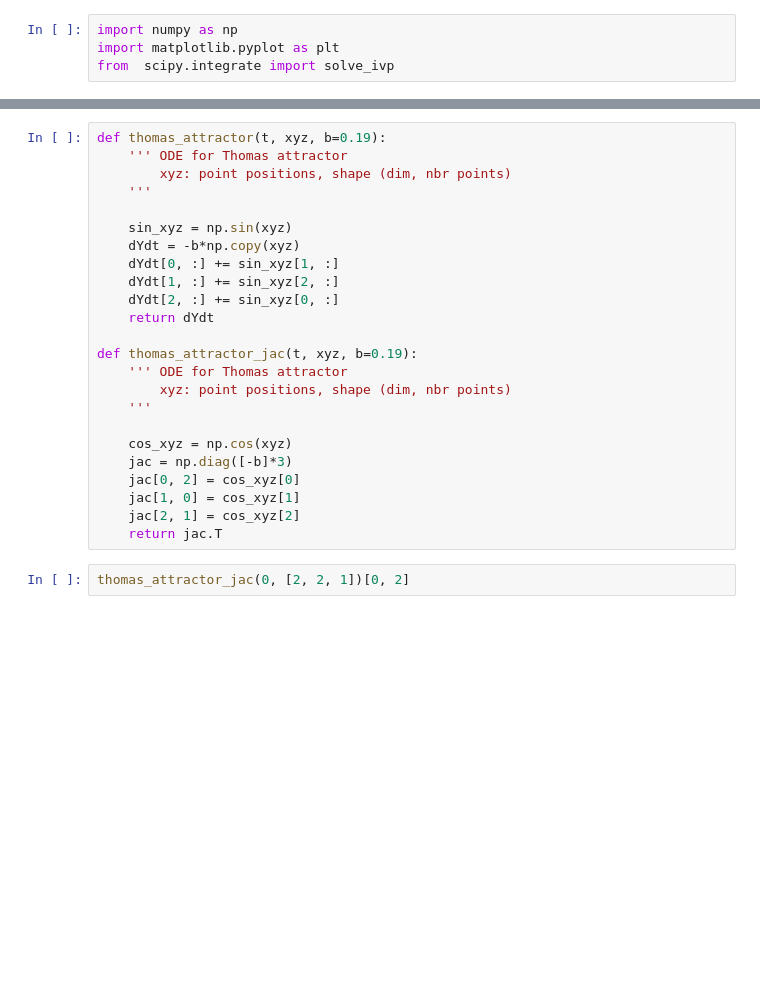
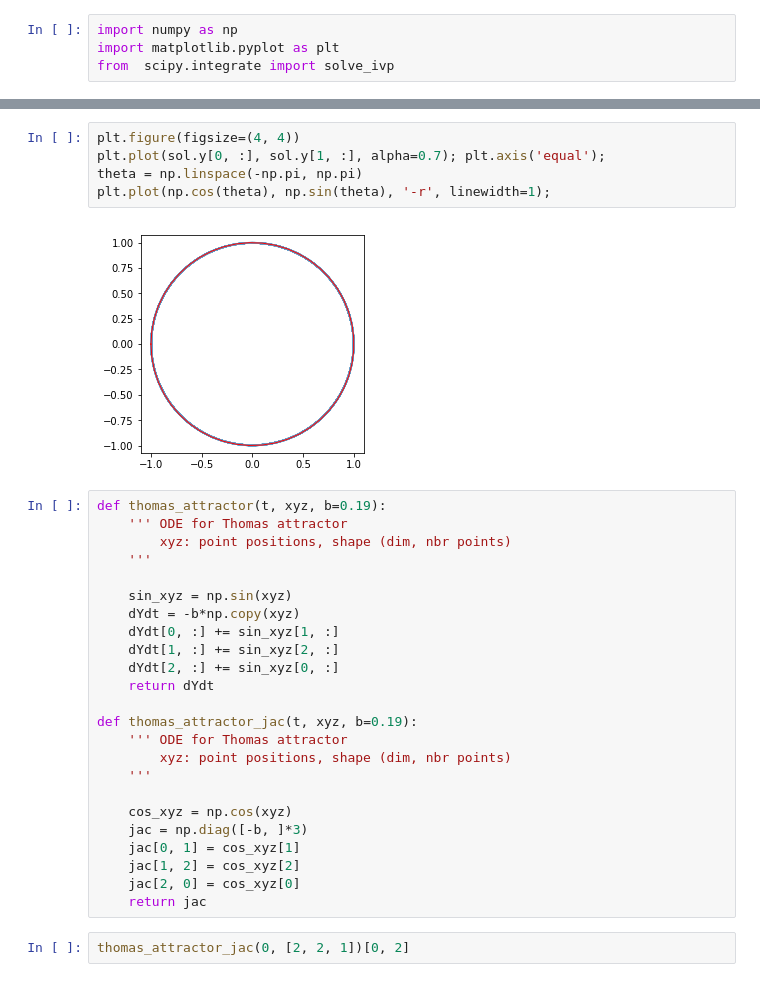
Before and after one commit to xdze2/strange_attractor, a Jupyter notebook: which_solver.ipynb, the cells around one changed output, grey strips where cells are left out. Cells and saved outputs as stored; diff of their text form; blank space fills up the shorter version.

```diff
--- a/which_solver.ipynb
+++ b/which_solver.ipynb
@@ -5,3 +129,10 @@ from  scipy.integrate import solve_ivp
+# %%
+plt.figure(figsize=(4, 4))
+plt.plot(sol.y[0, :], sol.y[1, :], alpha=0.7); plt.axis('equal');
+theta = np.linspace(-np.pi, np.pi)
+plt.plot(np.cos(theta), np.sin(theta), '-r', linewidth=1);
+# %% [output]
+[figure, added]
 # %%
 def thomas_attractor(t, xyz, b=0.19):
     ''' ODE for Thomas attractor
@@ -21,11 +152,11 @@ def thomas_attractor_jac(t, xyz, b=0.19):
     '''
 
     cos_xyz = np.cos(xyz)
-    jac = np.diag([-b]*3)
-    jac[0, 2] = cos_xyz[0]
-    jac[1, 0] = cos_xyz[1]
-    jac[2, 1] = cos_xyz[2]
-    return jac.T
+    jac = np.diag([-b, ]*3)
+    jac[0, 1] = cos_xyz[1]
+    jac[1, 2] = cos_xyz[2]
+    jac[2, 0] = cos_xyz[0]
+    return jac
 # %%
 thomas_attractor_jac(0, [2, 2, 1])[0, 2]
 # %% [output]
```
Also changed, not shown: parts of 10 cells of this notebook, 3 other files.
